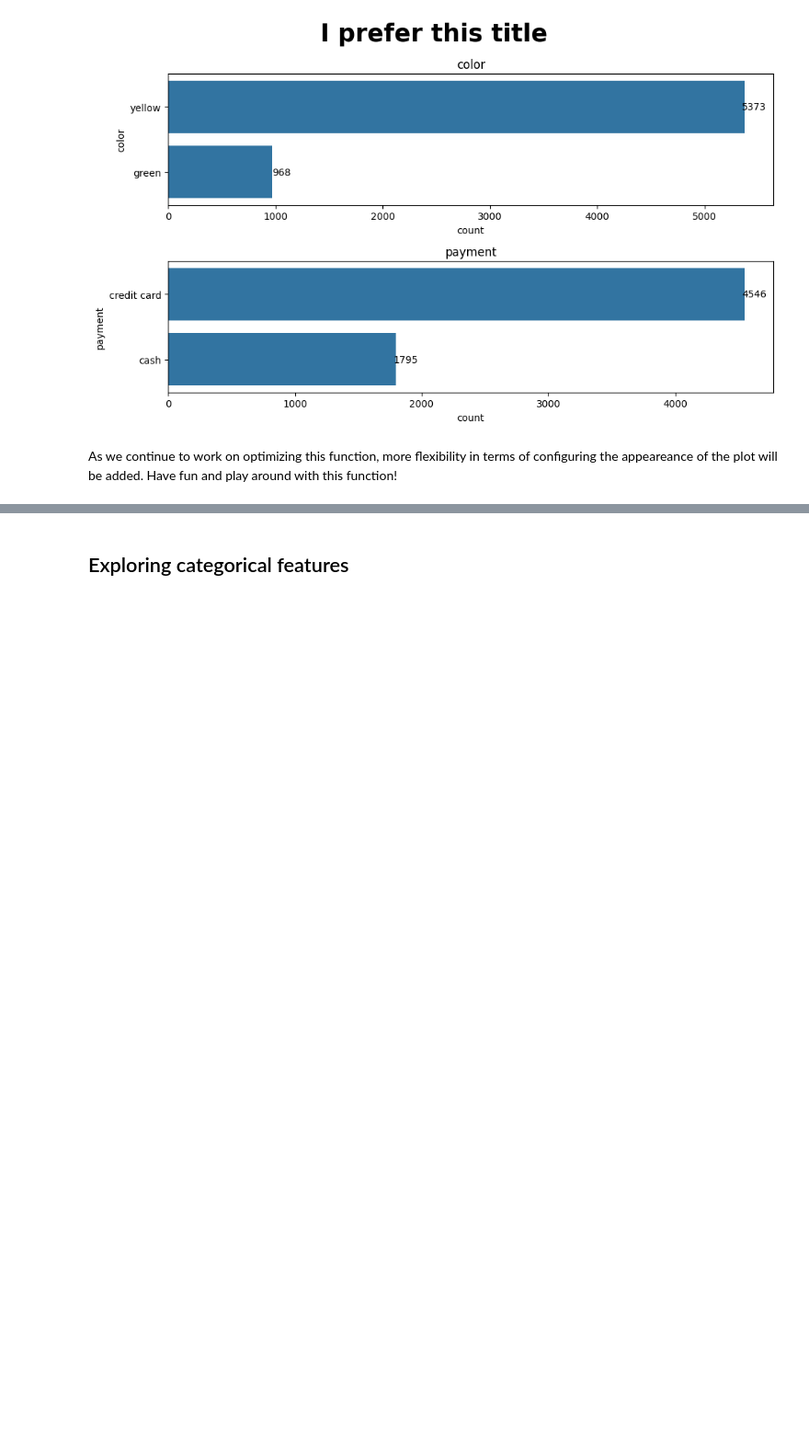
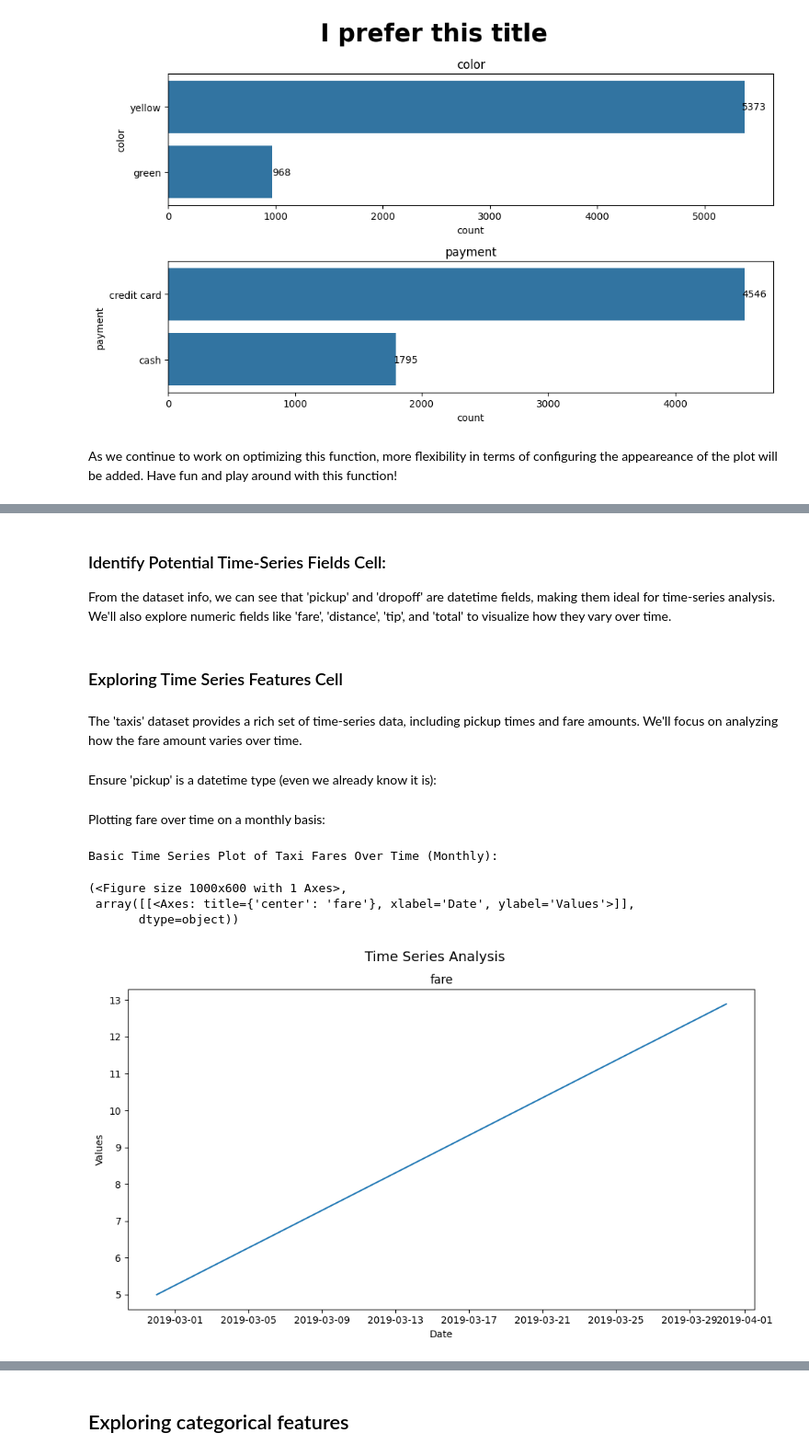
Before and after one commit to UBC-MDS/PyXplor, a Jupyter notebook: docs/example.ipynb, the cells around one changed output, grey strips where cells are left out. Shown at 92% size. Drawn from its saved outputs; the diff is of its cells as text; code cells hidden in the pictures; blank space fills up the shorter version.

```diff
--- a/docs/example.ipynb
+++ b/docs/example.ipynb
@@ -160,0 +216,24 @@ As we continue to work on optimizing this function, more flexibility in terms of
+# %% [markdown]
+### Identify Potential Time-Series Fields Cell:
+From the dataset info, we can see that 'pickup' and 'dropoff' are datetime fields, making them ideal for time-series analysis.
+We'll also explore numeric fields like 'fare', 'distance', 'tip', and 'total' to visualize how they vary over time.
+# %% [markdown]
+### Exploring Time Series Features Cell
+# %% [markdown]
+The 'taxis' dataset provides a rich set of time-series data, including pickup times and fare amounts.
+We'll focus on analyzing how the fare amount varies over time.
+# %% [markdown]
+Ensure 'pickup' is a datetime type (even we already know it is):
+# %%
+taxi['pickup'] = pd.to_datetime(taxi['pickup'])
+# %% [markdown]
+Plotting fare over time on a monthly basis:
+# %%
+print("Basic Time Series Plot of Taxi Fares Over Time (Monthly):")
+plot_time_series(taxi, 'pickup', ['fare'], freq='M')
+# %% [output]
+Basic Time Series Plot of Taxi Fares Over Time (Monthly):
+(<Figure size 1000x600 with 1 Axes>,
+ array([[<Axes: title={'center': 'fare'}, xlabel='Date', ylabel='Values'>]],
+       dtype=object))
+[figure, added]
```
Also changed, not shown: parts of 17 cells of this notebook, 1 other file.
